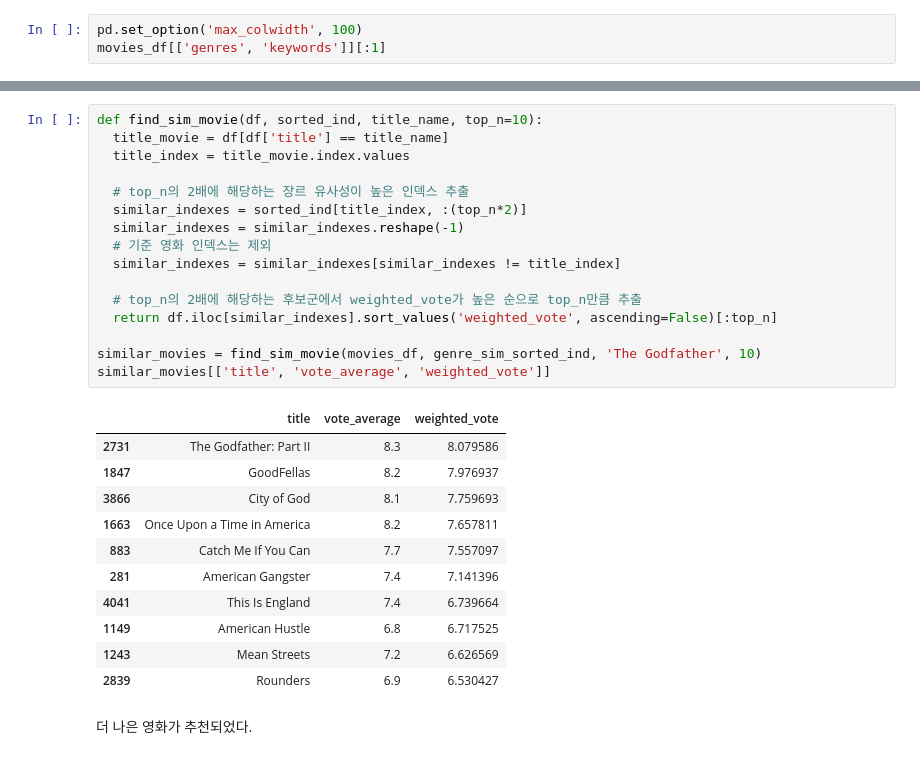
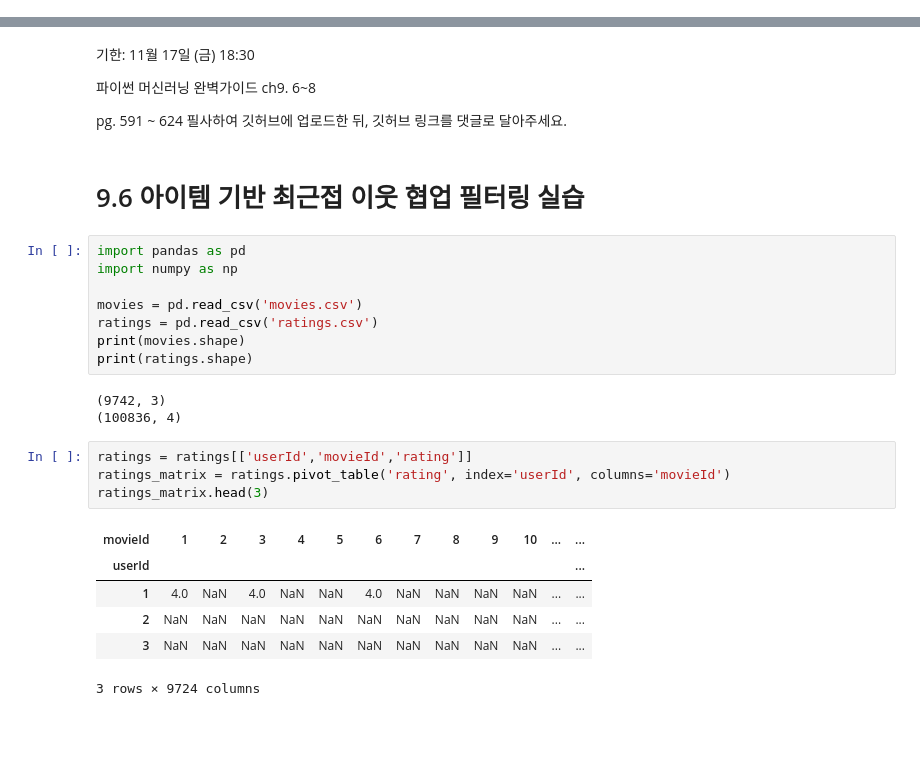
Before and after one commit to desakim/ESAA_OB, a Jupyter notebook: desakim_ob1113_pythonml.ipynb, the cells around one changed output, grey strips where cells are left out. Cells and saved outputs as stored; diff of their text form; blank space fills up the shorter version.

```diff
--- a/desakim_ob1113_pythonml.ipynb
+++ b/desakim_ob1113_pythonml.ipynb
@@ -37,3 +2,0 @@ movies_df = movies[['id', 'title', 'genres', 'vote_average', 'vote_count', 'popu
-# %%
-pd.set_option('max_colwidth', 100)
-movies_df[['genres', 'keywords']][:1]
@@ -187,30 +3,30 @@ movies_df[['title', 'vote_average', 'weighted_vote', 'vote_count']].sort_values(
-# %%
-def find_sim_movie(df, sorted_ind, title_name, top_n=10):
-  title_movie = df[df['title'] == title_name]
-  title_index = title_movie.index.values
-
-  # top_n의 2배에 해당하는 장르 유사성이 높은 인덱스 추출
-  similar_indexes = sorted_ind[title_index, :(top_n*2)]
-  similar_indexes = similar_indexes.reshape(-1)
-  # 기준 영화 인덱스는 제외
-  similar_indexes = similar_indexes[similar_indexes != title_index]
-
-  # top_n의 2배에 해당하는 후보군에서 weighted_vote가 높은 순으로 top_n만큼 추출
-  return df.iloc[similar_indexes].sort_values('weighted_vote', ascending=False)[:top_n]
-
-similar_movies = find_sim_movie(movies_df, genre_sim_sorted_ind, 'The Godfather', 10)
-similar_movies[['title', 'vote_average', 'weighted_vote']]
-# %% [output]
-|  | title | vote_average | weighted_vote |
-| 2731 | The Godfather: Part II | 8.3 | 8.079586 |
-| 1847 | GoodFellas | 8.2 | 7.976937 |
-| 3866 | City of God | 8.1 | 7.759693 |
-| 1663 | Once Upon a Time in America | 8.2 | 7.657811 |
-| 883 | Catch Me If You Can | 7.7 | 7.557097 |
-| 281 | American Gangster | 7.4 | 7.141396 |
-| 4041 | This Is England | 7.4 | 6.739664 |
-| 1149 | American Hustle | 6.8 | 6.717525 |
-| 1243 | Mean Streets | 7.2 | 6.626569 |
-| 2839 | Rounders | 6.9 | 6.530427 |
-# %% [markdown]
-더 나은 영화가 추천되었다.
+# %% [markdown]
+기한: 11월 17일 (금) 18:30
+
+파이썬 머신러닝 완벽가이드 ch9. 6~8
+
+pg. 591 ~ 624 필사하여 깃허브에 업로드한 뒤, 깃허브 링크를 댓글로 달아주세요.
+# %% [markdown]
+# 9.6 아이템 기반 최근접 이웃 협업 필터링 실습
+# %%
+import pandas as pd
+import numpy as np
+
+movies = pd.read_csv('movies.csv')
+ratings = pd.read_csv('ratings.csv')
+print(movies.shape)
+print(ratings.shape)
+# %% [output]
+(9742, 3)
+(100836, 4)
+# %%
+ratings = ratings[['userId','movieId','rating']]
+ratings_matrix = ratings.pivot_table('rating', index='userId', columns='movieId')
+ratings_matrix.head(3)
+# %% [output]
+| movieId | 1 | 2 | 3 | 4 | 5 | 6 | 7 | 8 | 9 | 10 | ... | ... |
+| userId |  |  |  |  |  |  |  |  |  |  |  | ... |
+| 1 | 4.0 | NaN | 4.0 | NaN | NaN | 4.0 | NaN | NaN | NaN | NaN | ... | ... |
+| 2 | NaN | NaN | NaN | NaN | NaN | NaN | NaN | NaN | NaN | NaN | ... | ... |
+| 3 | NaN | NaN | NaN | NaN | NaN | NaN | NaN | NaN | NaN | NaN | ... | ... |
+3 rows × 9724 columns
```
Also changed, not shown: parts of 68 cells of this notebook.
